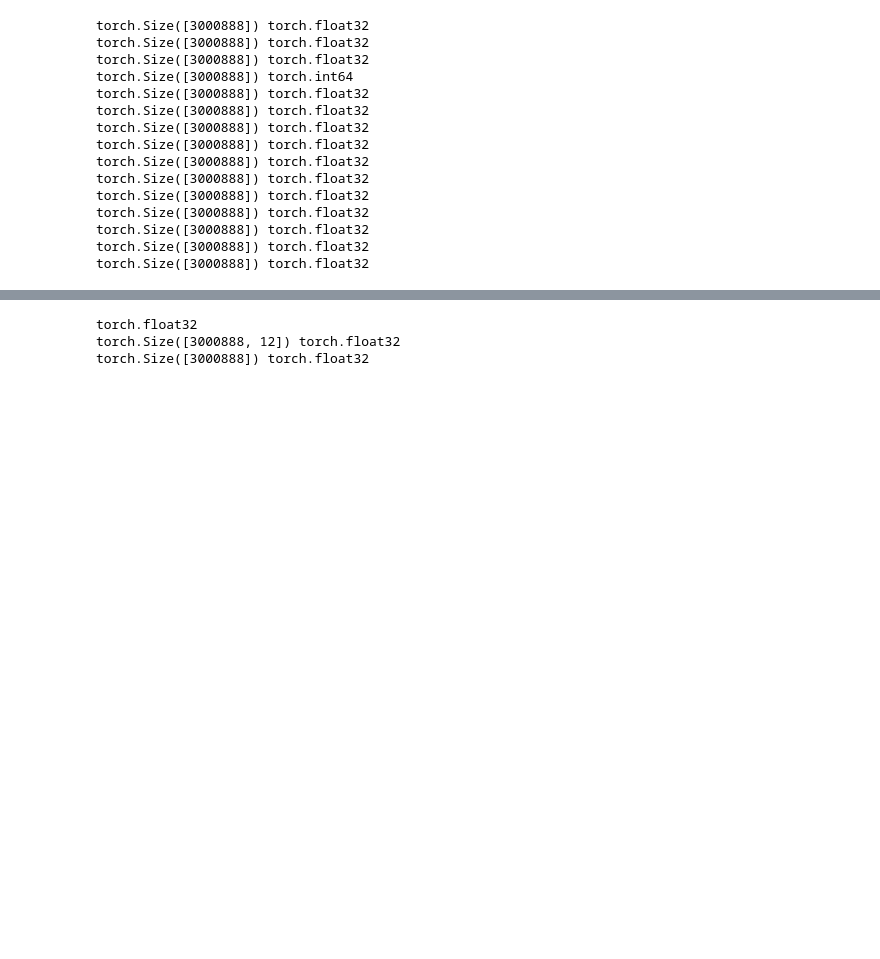
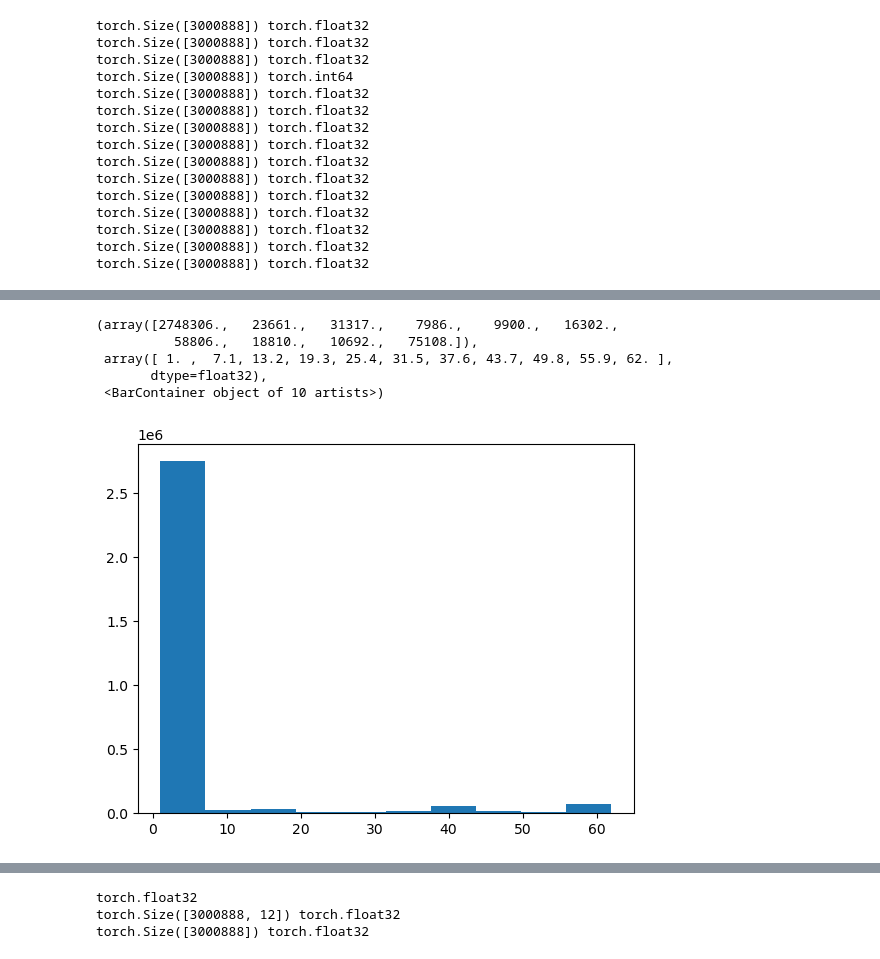
Before and after one commit to RinatKurmaev/Store-Sales---Time-Series-Forecasting, a Jupyter notebook: Time Series Forecasting.ipynb, the cells around one changed output, grey strips where cells are left out. Cells and saved outputs as stored; diff of their text form; code cells hidden in the pictures; blank space fills up the shorter version.

```diff
--- a/Time Series Forecasting.ipynb
+++ b/Time Series Forecasting.ipynb
@@ -221,0 +231,9 @@ torch.Size([3000888]) torch.float32
+# %%
+plt.hist(train_event_description.numpy())
+# %% [output]
+(array([2748306.,   23661.,   31317.,    7986.,    9900.,   16302.,
+          58806.,   18810.,   10692.,   75108.]),
+ array([ 1. ,  7.1, 13.2, 19.3, 25.4, 31.5, 37.6, 43.7, 49.8, 55.9, 62. ],
+       dtype=float32),
+ <BarContainer object of 10 artists>)
+[figure, added]
```
Also changed, not shown: parts of 22 cells of this notebook.
